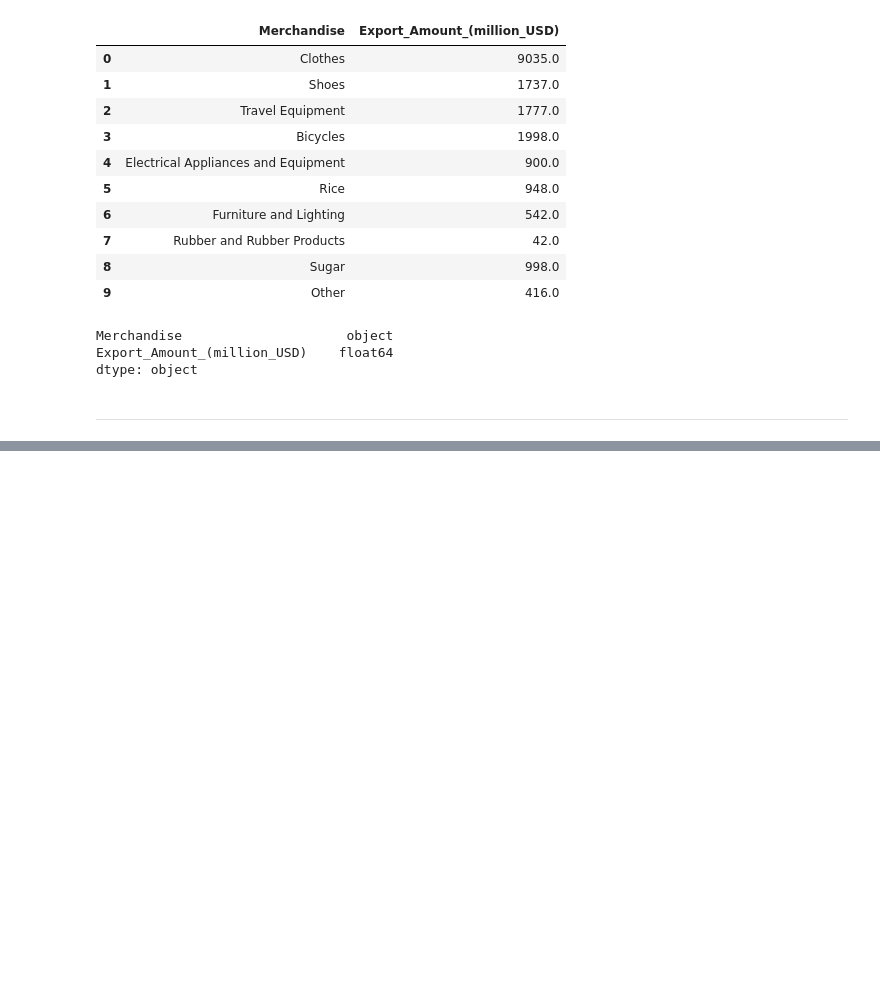
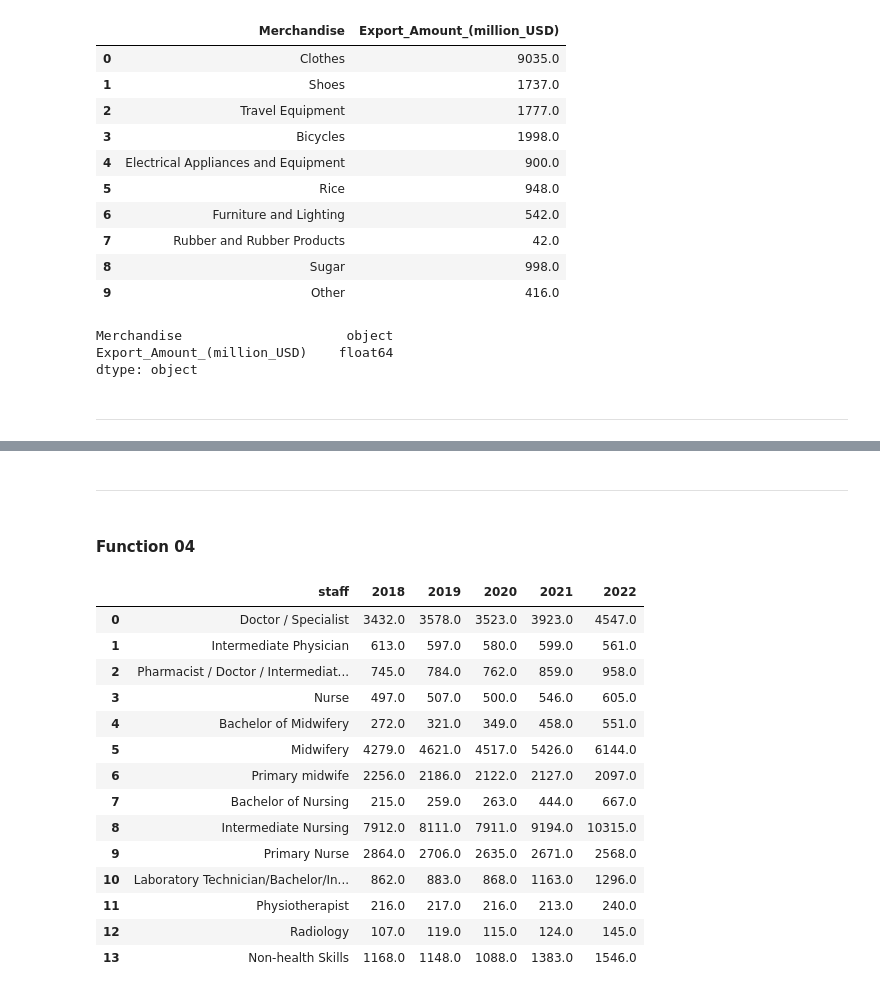
Before and after one commit to KrySenghort/Data-Cleaning-Data-EF, a Jupyter notebook: Code3.ipynb, the cells around one changed output, grey strips where cells are left out. Cells and saved outputs as stored; diff of their text form; code cells hidden in the pictures; blank space fills up the shorter version.

```diff
--- a/Code3.ipynb
+++ b/Code3.ipynb
@@ -463,0 +484,33 @@ df.to_csv('49-Statistics of Important Items Import from Jan-Nov 2022.csv', index
+# %% [markdown]
+---
+# %% [markdown]
+#### Function 04
+# %%
+import requests
+import pandas as pd
+
+url = "https://data.mef.gov.kh/api/v1/public-datasets/pd_6768dd0b31140500019758c5/json?page=1&page_size=100"
+response = requests.get(url)
+data02 = response.json()
+
+# Extract the 'items' list
+items = data02['items']
+df = pd.DataFrame(items)
+df = df.drop(columns=['row_number'])
+df
+# %% [output]
+|  | staff | 2018 | 2019 | 2020 | 2021 | 2022 |
+| 0 | Doctor / Specialist | 3432.0 | 3578.0 | 3523.0 | 3923.0 | 4547.0 |
+| 1 | Intermediate Physician | 613.0 | 597.0 | 580.0 | 599.0 | 561.0 |
+| 2 | Pharmacist / Doctor / Intermediat... | 745.0 | 784.0 | 762.0 | 859.0 | 958.0 |
+| 3 | Nurse | 497.0 | 507.0 | 500.0 | 546.0 | 605.0 |
+| 4 | Bachelor of Midwifery | 272.0 | 321.0 | 349.0 | 458.0 | 551.0 |
+| 5 | Midwifery | 4279.0 | 4621.0 | 4517.0 | 5426.0 | 6144.0 |
+| 6 | Primary midwife | 2256.0 | 2186.0 | 2122.0 | 2127.0 | 2097.0 |
+| 7 | Bachelor of Nursing | 215.0 | 259.0 | 263.0 | 444.0 | 667.0 |
+| 8 | Intermediate Nursing | 7912.0 | 8111.0 | 7911.0 | 9194.0 | 10315.0 |
+| 9 | Primary Nurse | 2864.0 | 2706.0 | 2635.0 | 2671.0 | 2568.0 |
+| 10 | Laboratory Technician/Bachelor/In... | 862.0 | 883.0 | 868.0 | 1163.0 | 1296.0 |
+| 11 | Physiotherapist | 216.0 | 217.0 | 216.0 | 213.0 | 240.0 |
+| 12 | Radiology | 107.0 | 119.0 | 115.0 | 124.0 | 145.0 |
+| 13 | Non-health Skills | 1168.0 | 1148.0 | 1088.0 | 1383.0 | 1546.0 |
```
Also changed, not shown: parts of 55 cells of this notebook, 31 other files.
